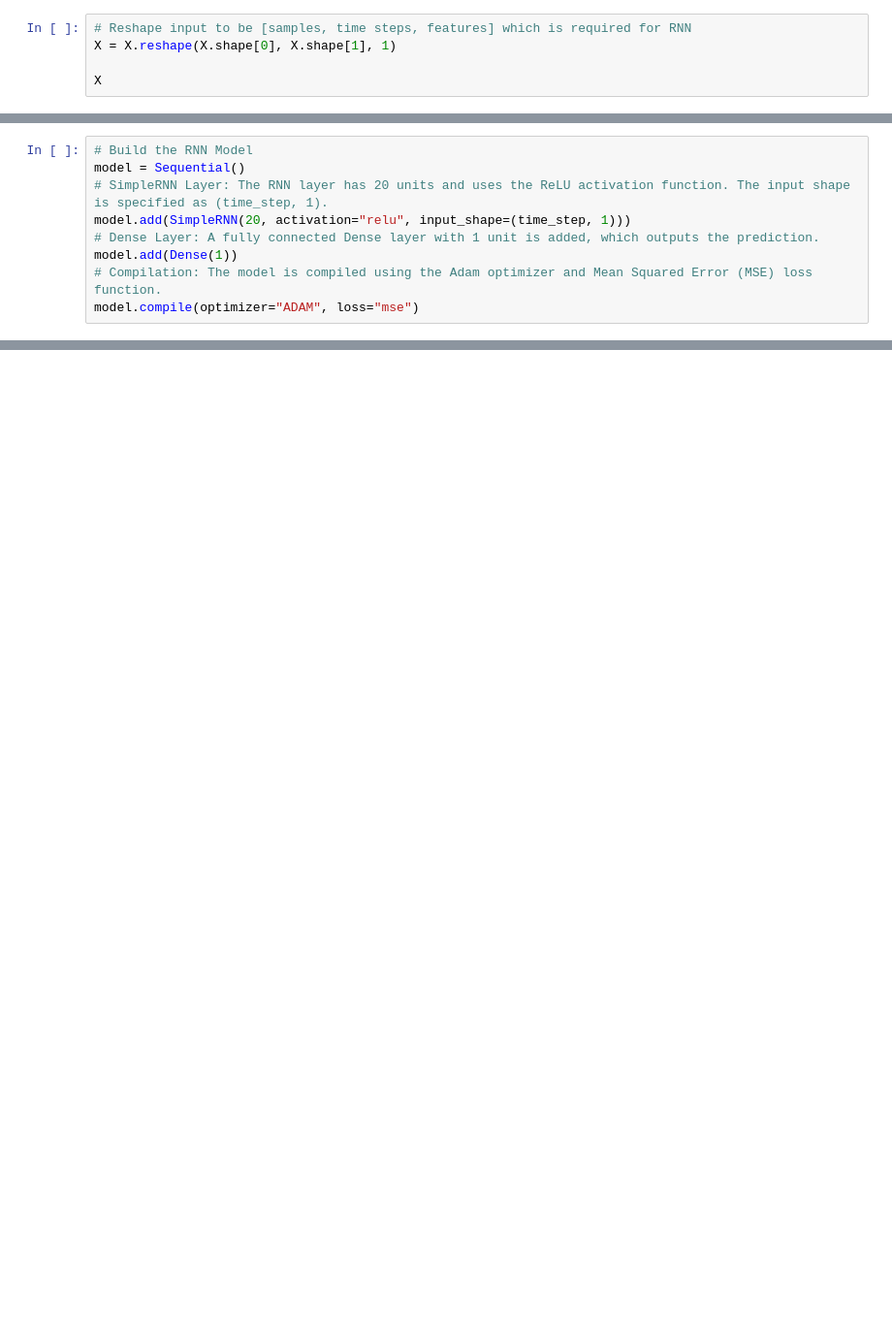
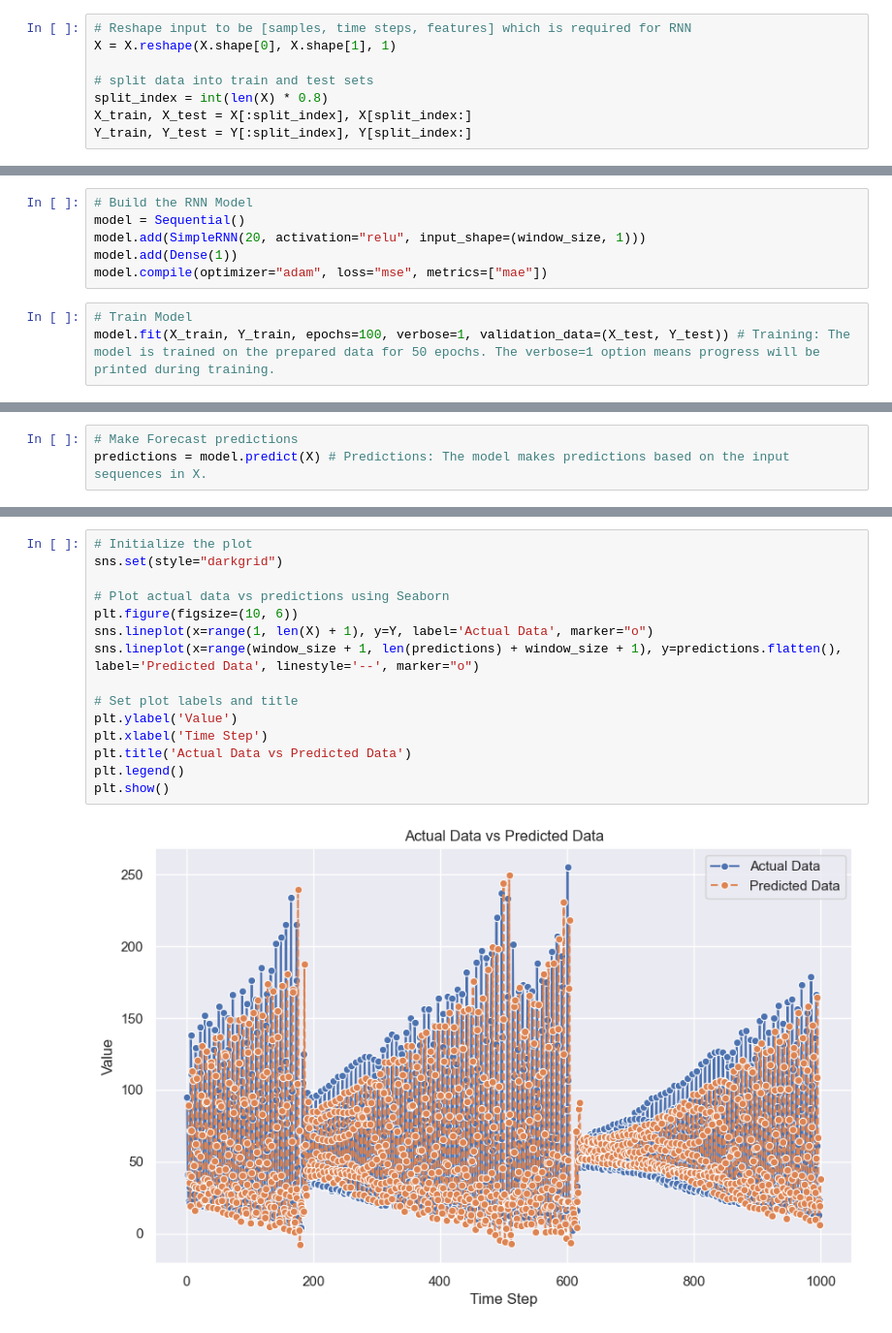
Before and after one commit to jolyeline/DL, a Jupyter notebook: model.ipynb, the cells around one changed output, grey strips where cells are left out. Shown at 97% size. Saved outputs shown, nothing was run; the diff lists cells and outputs as text; blank space fills up the shorter version.

Commit message:
RNN model

```diff
--- a/model.ipynb
+++ b/model.ipynb
@@ -54,4 +79,7 @@ Shape of Y: (997,)
 # Reshape input to be [samples, time steps, features] which is required for RNN
 X = X.reshape(X.shape[0], X.shape[1], 1)
 
-X
+# split data into train and test sets
+split_index = int(len(X) * 0.8)
+X_train, X_test = X[:split_index], X[split_index:]
+Y_train, Y_test = Y[:split_index], Y[split_index:]
@@ -76,9 +86,9 @@ array([[[ 86],
 # %%
 # Build the RNN Model
 model = Sequential()
-# SimpleRNN Layer: The RNN layer has 20 units and uses the ReLU activation function. The input shape is specified as (time_step, 1).
-model.add(SimpleRNN(20, activation="relu", input_shape=(time_step, 1)))
-# Dense Layer: A fully connected Dense layer with 1 unit is added, which outputs the prediction.
+model.add(SimpleRNN(20, activation="relu", input_shape=(window_size, 1)))
 model.add(Dense(1))
-# Compilation: The model is compiled using the Adam optimizer and Mean Squared Error (MSE) loss function.
-model.compile(optimizer="ADAM", loss="mse")
+model.compile(optimizer="adam", loss="mse", metrics=["mae"])
+# %%
+# Train Model
+model.fit(X_train, Y_train, epochs=100, verbose=1, validation_data=(X_test, Y_test)) # Training: The model is trained on the prepared data for 50 epochs. The verbose=1 option means progress will be printed during training.
@@ -84,0 +114,3 @@ model.compile(optimizer="ADAM", loss="mse")
+# %%
+# Make Forecast predictions
+predictions = model.predict(X) # Predictions: The model makes predictions based on the input sequences in X.
@@ -84,0 +119,17 @@ model.compile(optimizer="ADAM", loss="mse")
+# %%
+# Initialize the plot
+sns.set(style="darkgrid")
+
+# Plot actual data vs predictions using Seaborn
+plt.figure(figsize=(10, 6))
+sns.lineplot(x=range(1, len(X) + 1), y=Y, label='Actual Data', marker="o")
+sns.lineplot(x=range(window_size + 1, len(predictions) + window_size + 1), y=predictions.flatten(), label='Predicted Data', linestyle='--', marker="o")
+
+# Set plot labels and title
+plt.ylabel('Value')
+plt.xlabel('Time Step')
+plt.title('Actual Data vs Predicted Data')
+plt.legend()
+plt.show()
+# %% [output]
+[figure, added]
```
Also changed, not shown: parts of 12 cells of this notebook, 1 other file.
